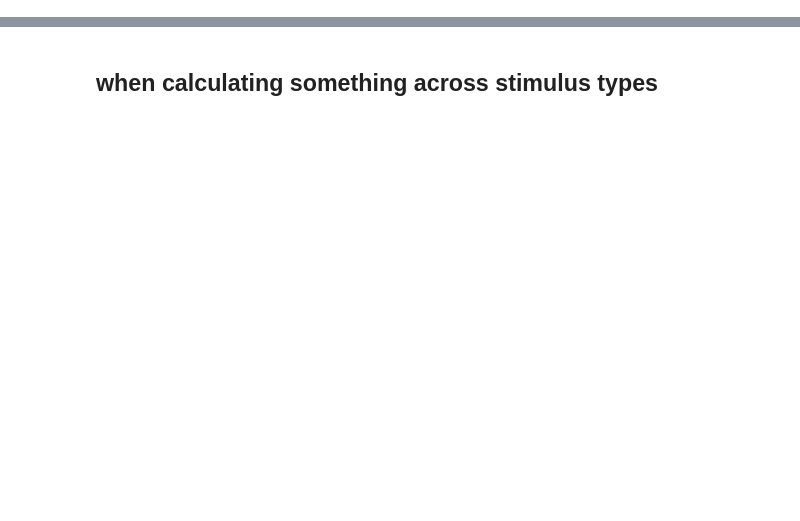
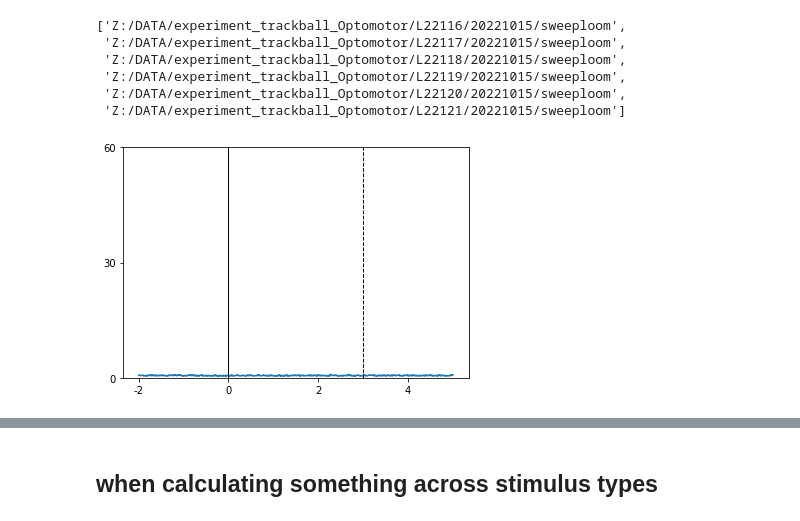
Before and after one commit to chiyu1203/bonfic, a Jupyter notebook: track_ball_notebook.ipynb, the cells around one changed output, grey strips where cells are left out. Saved outputs shown, nothing was run; the diff lists cells and outputs as text; code cells hidden in the pictures; blank space fills up the shorter version.

```diff
--- a/track_ball_notebook.ipynb
+++ b/track_ball_notebook.ipynb
@@ -10,7 +10,8 @@ import os
 data_list=[]
 input_path = 'Z:/DATA/experiment_trackball_Optomotor'
 dataset=os.listdir(input_path)
-exp_date=['220813','220811','220814']
+#exp_date=['220813','220811','220814']
+exp_date=['221015','221016']
 exp_name='sweeploom'
 for locust in dataset:
     locust_directory=input_path + '/' + locust
@@ -101,12 +112,12 @@ csv_pattern='trial_*.csv'
 database_pattern='*.pickle'
 exp_name='sweeploom'
 frame_rate=144
-stim_duration=4
+stim_duration=3
 grey_duration=1
 #analysis_window=frame_rate*(stim_duration+grey_duration)
 analysis_window=[-2, 5]
 window_length=analysis_window[1]-analysis_window[0]
-stim_type=["m2b_f_sloom","m2b_s_sloom","m2f_f_sloom","m2f_s_sloom","m2m_f_loom","m2m_s_loom"]
+stim_type=["c2b_f_sloom","c2b_s_sloom","c2f_f_sloom","c2f_s_sloom","c2c_f_loom","c2c_s_loom"]
 # %%
 sg_filering= True
 analyse_every_trial = False
@@ -114,7 +125,16 @@ plotting_trajectory = False
 plotting_event_related_trajectory = True
 stim_of_interest=stim_type[4]
 # %%
-thisDir=data_list[3]
+thisDir=data_list[2]
+# %%
+data_list
+# %% [output]
+['Z:/DATA/experiment_trackball_Optomotor/L22116/20221015/sweeploom',
+ 'Z:/DATA/experiment_trackball_Optomotor/L22117/20221015/sweeploom',
+ 'Z:/DATA/experiment_trackball_Optomotor/L22118/20221015/sweeploom',
+ 'Z:/DATA/experiment_trackball_Optomotor/L22119/20221015/sweeploom',
+ 'Z:/DATA/experiment_trackball_Optomotor/L22120/20221015/sweeploom',
+ 'Z:/DATA/experiment_trackball_Optomotor/L22121/20221015/sweeploom']
 # %%
 file = os.listdir(thisDir)
 file_name= fnmatch.filter(file, database_pattern)
@@ -225,9 +245,9 @@ else:
     #stim_to_analyse=stim_df.loc[np.where((stim_df.loc[:,'stim_type']== "f2b_l_sweep") | (stim_df.loc[:,'stim_type']== "f2b_r_sweep")),"stim_onset"]
     #stim_to_analyse=stim_df.loc[np.where((stim_df.loc[:,'stim_type']== "b2f_l_sweep") | (stim_df.loc[:,'stim_type']== "b2f_r_sweep")),"stim_onset"]
     #stim_to_analyse=stim_df.loc[np.where((stim_df.loc[:,'stim_type']== "b2f_l_sloom") | (stim_df.loc[:,'stim_type']== "b2f_r_sloom")),"stim_onset"]
-    #stim_to_analyse=stim_df.loc[np.where((stim_df.loc[:,'stim_type']== "m2b_f_sloom") | (stim_df.loc[:,'stim_type']== "m2b_s_sloom")),"stim_onset"]
-    stim_to_analyse=stim_df.loc[np.where((stim_df.loc[:,'stim_type']== "m2f_f_sloom")),"stim_onset"]
-    #stim_to_analyse=stim_df.loc[np.where((stim_df.loc[:,'stim_type']== "m2m_s_loom")),"stim_onset"]
+    #stim_to_analyse=stim_df.loc[np.where((stim_df.loc[:,'stim_type']== "c2b_f_sloom") | (stim_df.loc[:,'stim_type']== "m2b_s_sloom")),"stim_onset"]
+    #stim_to_analyse=stim_df.loc[np.where((stim_df.loc[:,'stim_type']== "c2b_s_sloom")),"stim_onset"]
+    stim_to_analyse=stim_df.loc[np.where((stim_df.loc[:,'stim_type']== "c2c_s_loom")),"stim_onset"]
     stim_name_list=stim_df.loc[stim_to_analyse.index,'stim_type'].values
 if len(stim_to_analyse) ==0:
     print('no_required_stim_type')
@@ -265,39 +285,41 @@ tp_tile=np.tile(tp,(velocity.shape[0],1))
 ##this cell contains function to plot average speed
 
 plotting_all_trials_average=False
-plotting_running_trial_average=True
-plotting_stationary_trial_average=False
+plotting_running_trial_average=False
+plotting_stationary_trial_average=True
 ##this is a good cell to plot average response
 if plotting_all_trials_average==True:
     mean_velocity=np.mean(velocity, axis=0)
     sem_velocity=np.std(velocity, axis=0, ddof=1) / np.sqrt(velocity.shape[0])
     plot_file=f'stim_{stim_name_list[0]}_mean_velocity_from_{str(analysis_window[0])}_to_{str(analysis_window[1])}s.png'
 elif plotting_running_trial_average==True and velocity[travel_distance_prior_stim>5,:].shape[0] > 0:
     mean_velocity=np.mean(velocity[travel_distance_prior_stim>5,:], axis=0)
     sem_velocity=np.std(velocity[travel_distance_prior_stim>5,:], axis=0, ddof=1) / np.sqrt(velocity[travel_distance_prior_stim>5,:].shape[0])
     plot_file=f'stim_{stim_name_list[0]}_mean_velocity_run_trials_from_{str(analysis_window[0])}_to_{str(analysis_window[1])}s.png'
 elif plotting_stationary_trial_average==True and velocity[travel_distance_prior_stim<5,:].shape[0] > 0:
     mean_velocity=np.mean(velocity[travel_distance_prior_stim<5,:], axis=0)
     sem_velocity=np.std(velocity[travel_distance_prior_stim<5,:], axis=0, ddof=1) / np.sqrt(velocity[travel_distance_prior_stim<5,:].shape[0])
     plot_file=f'stim_{stim_name_list[0]}_mean_velocity_stationary_trials_from_{str(analysis_window[0])}_to_{str(analysis_window[1])}s.png'
 else:
     print('ahh oh forget specify what to analyse or check if there is enough trial')
 
 mean_tile=np.mean(tp_tile, axis=0)
 v_add_sem = mean_velocity + sem_velocity
 v_min_sem = mean_velocity - sem_velocity
 fig = plt.figure()
 ax=fig.add_axes([0.1, 0.1, 0.8, 0.8]) # main axes
 ax.plot(mean_tile,mean_velocity)
 ax.fill_between(mean_tile,v_add_sem[:,0],v_min_sem[:,0], alpha=0.5, linewidth=0)
 ax.axvline(x=abs(analysis_window[0]), color='black', linestyle='-', label='Stim start',linewidth=1)
 ax.axvline(x=(abs(analysis_window[0])+stim_duration), color='black', linestyle='--', label='Stim end',linewidth=1)
 plt.ylim(0, 60)
 ax.set_yticks([0,30,60])
 ax.set_yticklabels(['0','30','60'])
 ax.set_xticks([0,2,4,6])
 ax.set_xticklabels(['-2','0','2','4'])
 plt.savefig(thisDir+plot_file)
+# %% [output]
+[figure, added]
 # %%
 ##this is a good cell to plot average response plue tbt response
 mean_velocity=np.mean(velocity, axis=0)
```
Also changed, not shown: parts of 13 cells of this notebook.
